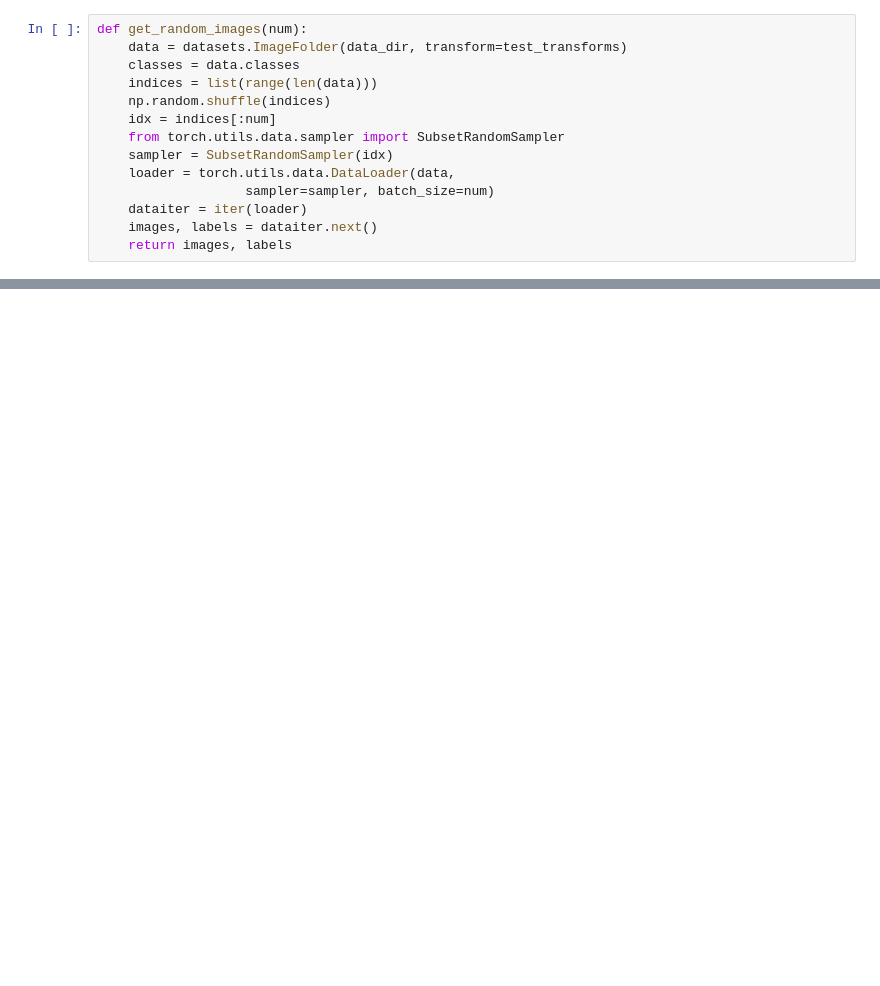
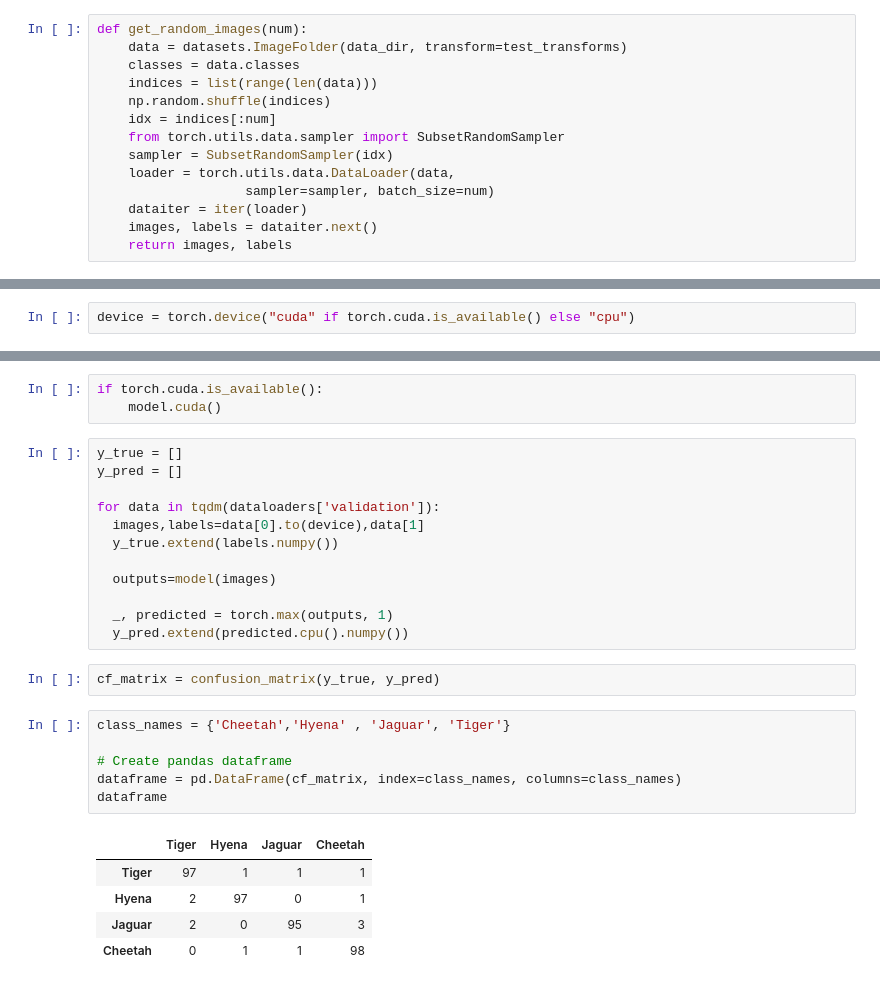
Before and after one commit to Omeritzio/Cheetah-Hyena-Jaguar-and-Tiger, a Jupyter notebook: cheetah-hyena-jaguar-and-tiger-classification.ipynb, the cells around one changed output, grey strips where cells are left out. Saved outputs shown, nothing was run; the diff lists cells and outputs as text; blank space fills up the shorter version.

```diff
--- a/cheetah-hyena-jaguar-and-tiger-classification.ipynb
+++ b/cheetah-hyena-jaguar-and-tiger-classification.ipynb
@@ -352,0 +400,2 @@ plt.show()
+# %%
+device = torch.device("cuda" if torch.cuda.is_available() else "cpu")
@@ -352,0 +411,29 @@ plt.show()
+# %%
+if torch.cuda.is_available():
+    model.cuda()
+# %%
+y_true = []
+y_pred = []
+
+for data in tqdm(dataloaders['validation']):
+  images,labels=data[0].to(device),data[1]
+  y_true.extend(labels.numpy())
+
+  outputs=model(images)
+
+  _, predicted = torch.max(outputs, 1)
+  y_pred.extend(predicted.cpu().numpy())
+# %%
+cf_matrix = confusion_matrix(y_true, y_pred)
+# %%
+class_names = {'Cheetah','Hyena' , 'Jaguar', 'Tiger'}
+
+# Create pandas dataframe
+dataframe = pd.DataFrame(cf_matrix, index=class_names, columns=class_names)
+dataframe
+# %% [output]
+|  | Tiger | Hyena | Jaguar | Cheetah |
+| Tiger | 97 | 1 | 1 | 1 |
+| Hyena | 2 | 97 | 0 | 1 |
+| Jaguar | 2 | 0 | 95 | 3 |
+| Cheetah | 0 | 1 | 1 | 98 |
```
Also changed, not shown: parts of 51 cells of this notebook.
